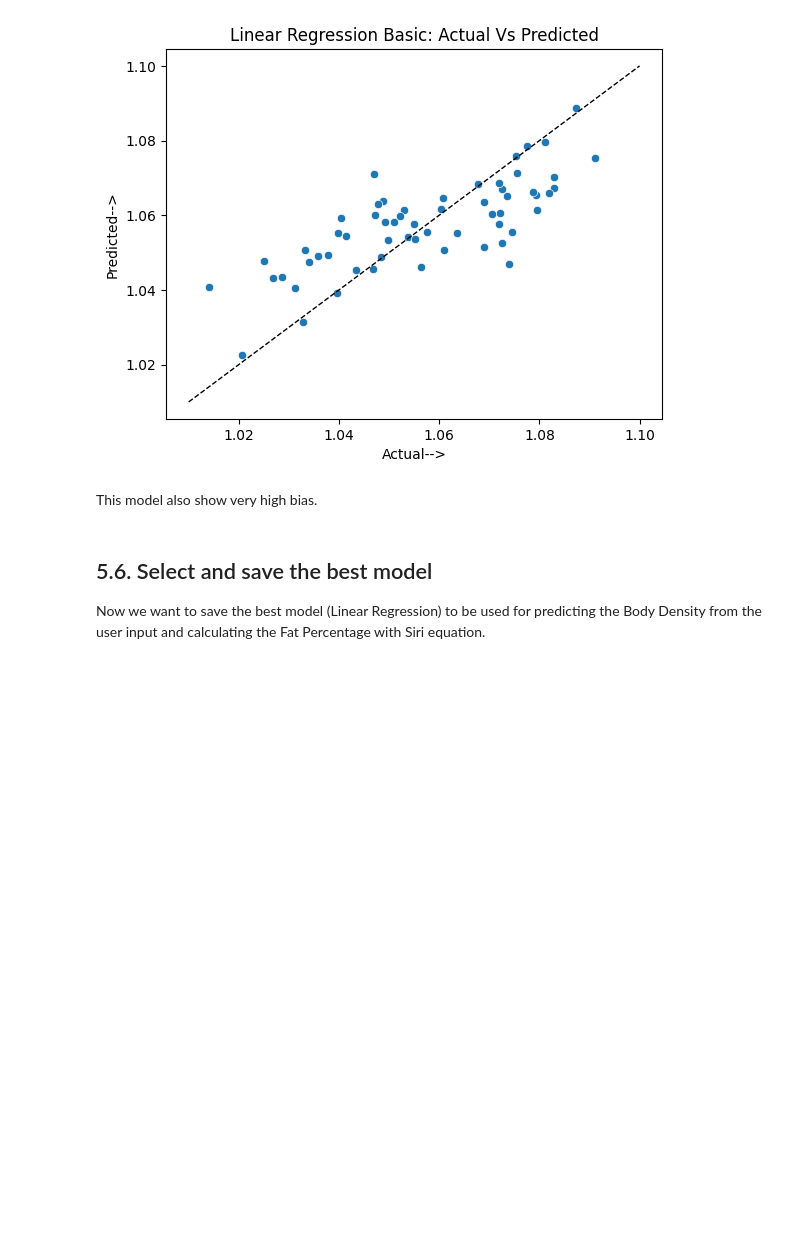
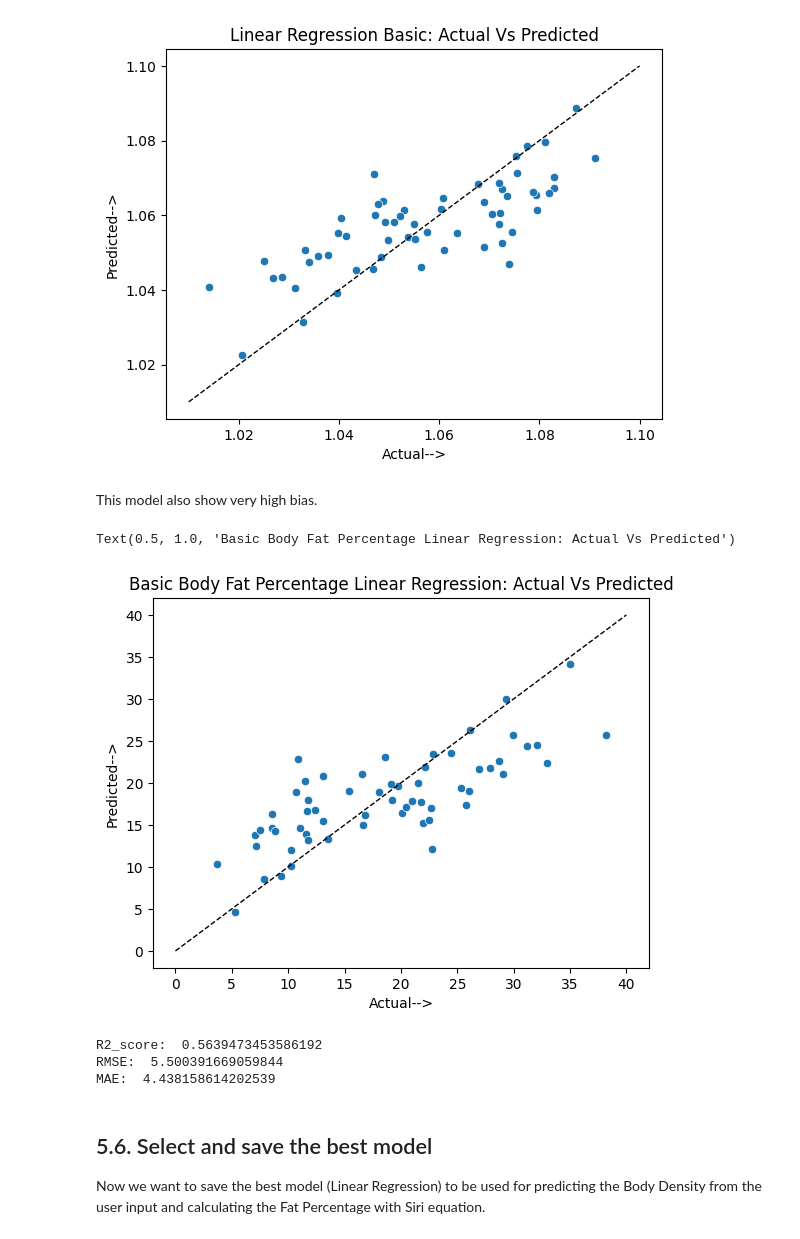
Before and after one commit to malgosiakopacz/CS50_final_project, a Jupyter notebook: body_fat/body_fat.ipynb, the cells around one changed output. Cells and saved outputs as stored; diff of their text form; code cells hidden in the pictures; blank space fills up the shorter version.

```diff
--- a/body_fat/body_fat.ipynb
+++ b/body_fat/body_fat.ipynb
@@ -968,6 +1024,33 @@ Text(0.5, 1.0, 'Linear Regression Basic: Actual Vs Predicted')
 [figure]
 # %% [markdown]
 This model also show very high bias.
+# %%
+# Calculate bpdy fat percentage with Siri equation
+perc_basic_test = 495/y_basic_test - 450
+perc_basic_pred = 495/y_basic_pred - 450
+
+# Plot as above
+sns.scatterplot(x=perc_basic_test,y=perc_basic_pred)
+plt.plot([0, 40], [0, 40], color = 'black',linestyle='--',linewidth=1)
+plt.xlabel("Actual-->")
+plt.ylabel("Predicted-->")
+plt.title("Basic Body Fat Percentage Linear Regression: Actual Vs Predicted")
+# %% [output]
+Text(0.5, 1.0, 'Basic Body Fat Percentage Linear Regression: Actual Vs Predicted')
+[figure, added]
+# %%
+# Calculate the metrics for body percentage
+r2=r2_score(perc_basic_test,perc_basic_pred)
+rmse=root_mean_squared_error(perc_basic_test,perc_basic_pred)
+mae=mean_absolute_error(perc_basic_test,perc_basic_pred)
+
+print("R2_score: ", r2)
+print("RMSE: ", rmse)
+print("MAE: ", mae)
+# %% [output]
+R2_score:  0.5639473453586192
+RMSE:  5.500391669059844
+MAE:  4.438158614202539
 # %% [markdown]
 ## 5.6. Select and save the best model
 Now we want to save the best model (Linear Regression) to be used for predicting the Body Density from the user input and calculating the Fat Percentage with Siri equation.
```
Also changed, not shown: parts of 7 cells of this notebook, 5 other files.
